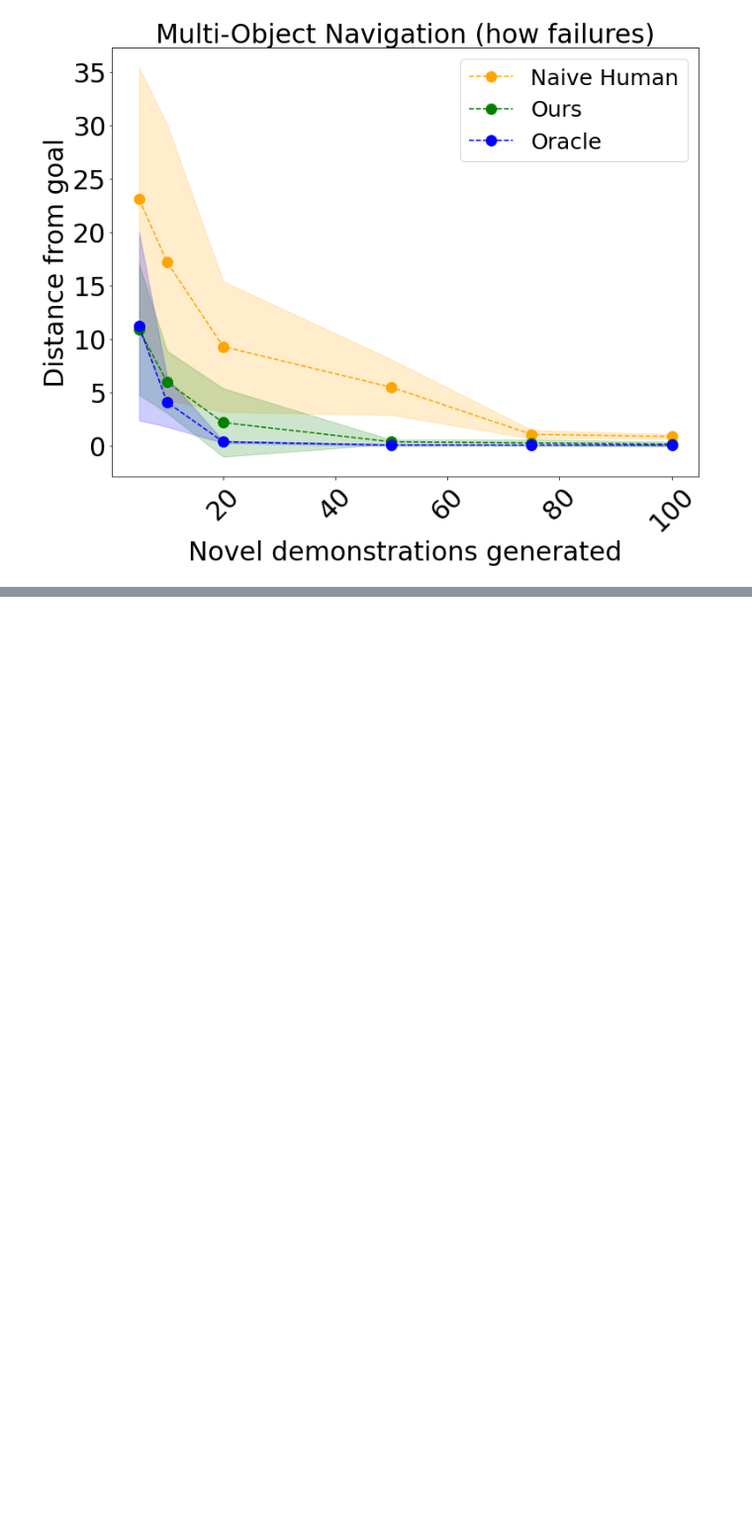
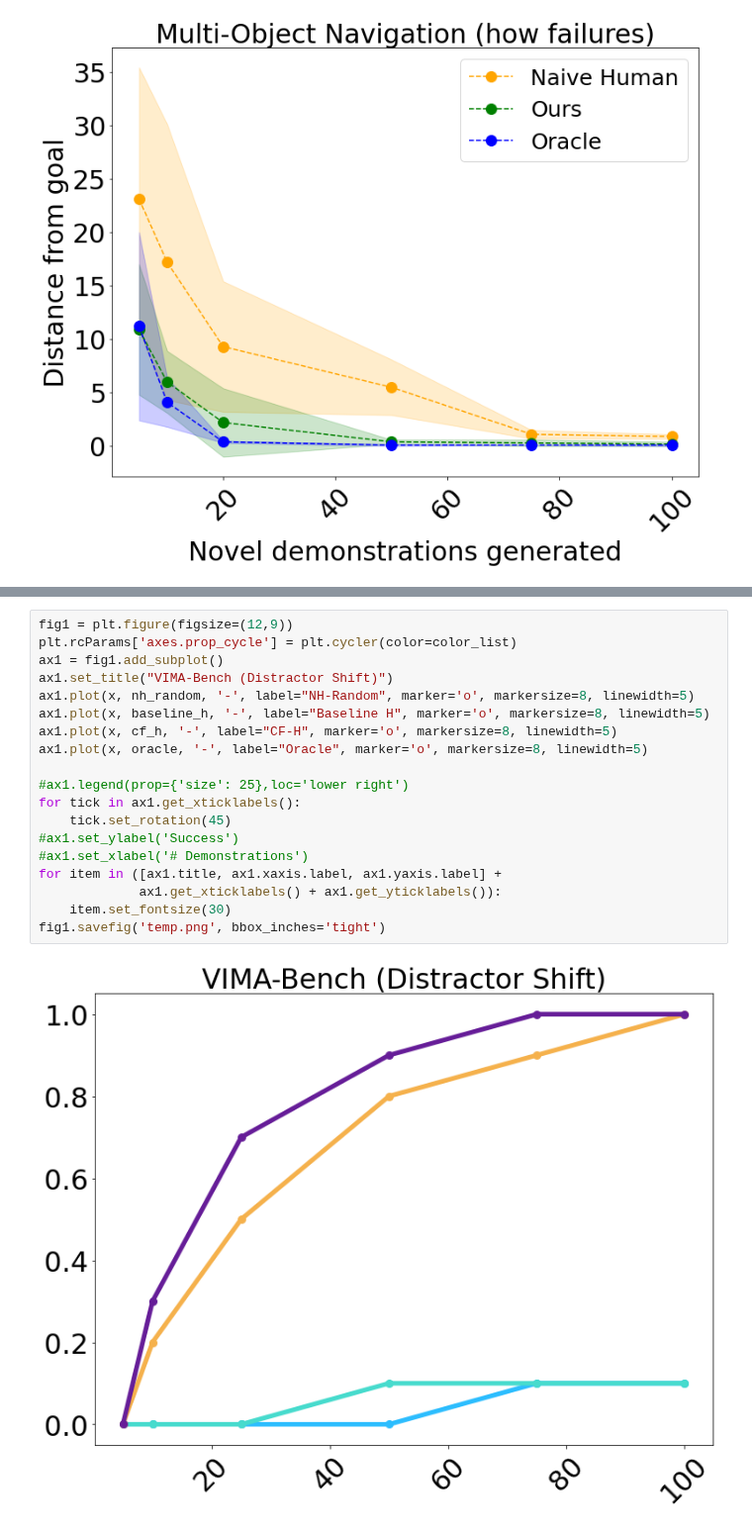
Before and after one commit to andipeng/counterfactual-adaptation, a Jupyter notebook: plots.ipynb, the cells around one changed output, grey strips where cells are left out. Shown at 99% size. Saved outputs shown, nothing was run; the diff lists cells and outputs as text; blank space fills up the shorter version.

```diff
--- a/plots.ipynb
+++ b/plots.ipynb
@@ -63,0 +108,21 @@ fig1.savefig('how-demos.png')
+# %%
+fig1 = plt.figure(figsize=(12,9))
+plt.rcParams['axes.prop_cycle'] = plt.cycler(color=color_list)
+ax1 = fig1.add_subplot()
+ax1.set_title("VIMA-Bench (Distractor Shift)")
+ax1.plot(x, nh_random, '-', label="NH-Random", marker='o', markersize=8, linewidth=5)
+ax1.plot(x, baseline_h, '-', label="Baseline H", marker='o', markersize=8, linewidth=5)
+ax1.plot(x, cf_h, '-', label="CF-H", marker='o', markersize=8, linewidth=5)
+ax1.plot(x, oracle, '-', label="Oracle", marker='o', markersize=8, linewidth=5)
+
+#ax1.legend(prop={'size': 25},loc='lower right')
+for tick in ax1.get_xticklabels():
+    tick.set_rotation(45)
+#ax1.set_ylabel('Success')
+#ax1.set_xlabel('# Demonstrations')
+for item in ([ax1.title, ax1.xaxis.label, ax1.yaxis.label] +
+             ax1.get_xticklabels() + ax1.get_yticklabels()):
+    item.set_fontsize(30)
+fig1.savefig('temp.png', bbox_inches='tight')
+# %% [output]
+[figure, added]
```
Also changed, not shown: parts of 3 cells of this notebook, 30 other files.
